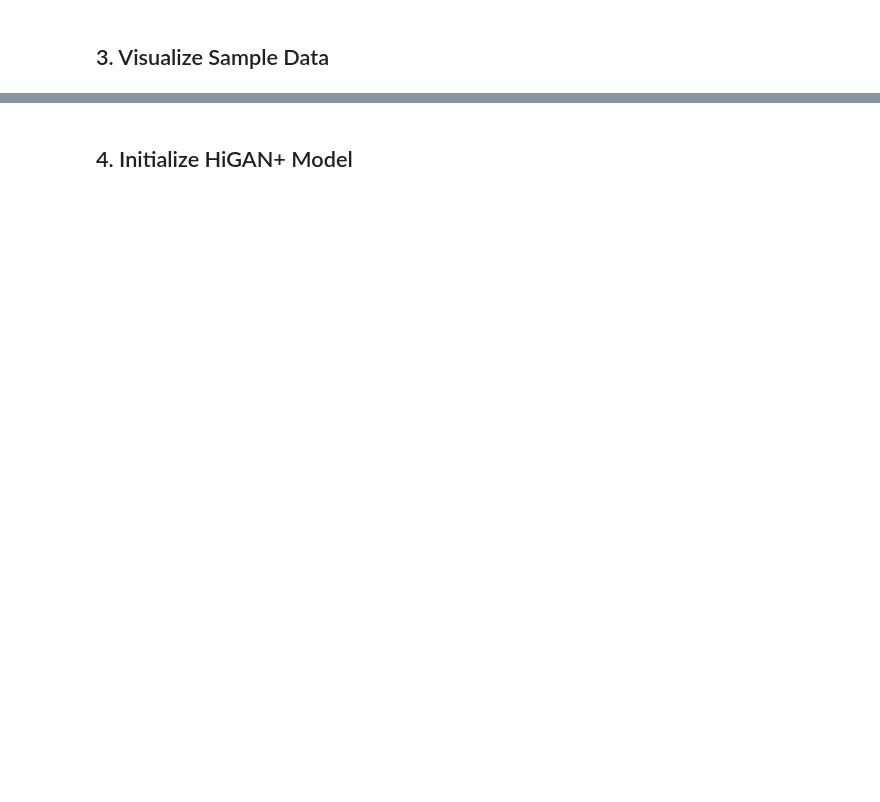
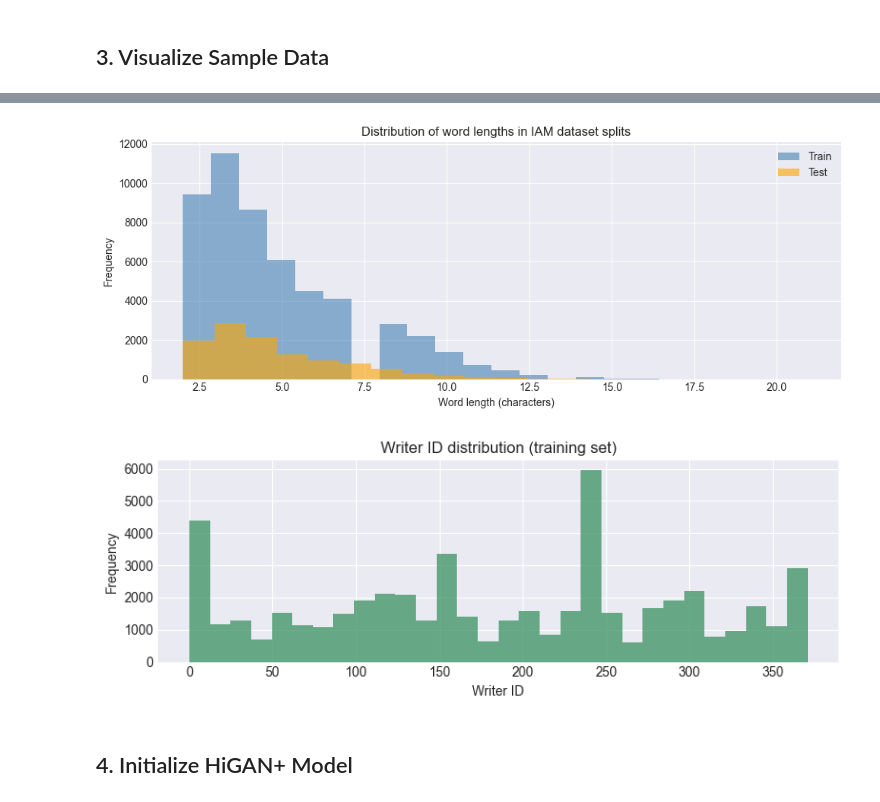
Before and after one commit to akshat3144/handwriting_autocomplete_system, a Jupyter notebook: Higan+ from Scratch/code.ipynb, the cells around one changed output, grey strips where cells are left out. Cells and saved outputs as stored; diff of their text form; code cells hidden in the pictures; blank space fills up the shorter version.

```diff
--- a/Higan+ from Scratch/code.ipynb
+++ b/Higan+ from Scratch/code.ipynb
@@ -199,3 +193,69 @@ Sample texts: ['hostile', 'enjoyed', 'amount', 'tube']
+# %%
+# Dataset statistics overview
+import numpy as np
+
+if 'train_dataset' not in globals() or train_dataset is None:
+    print("Training dataset not available; skipping dataset statistics.")
+else:
+    train_word_lengths = np.asarray(train_dataset.lb_lens)
+    train_writer_ids = np.asarray(train_dataset.wids)
+    test_lengths_raw = np.asarray(test_dataset.lb_lens) if 'test_dataset' in globals() and hasattr(test_dataset, 'lb_lens') else np.array([])
+    test_word_lengths = test_lengths_raw
+
+    def summarize_lengths(lengths, label):
+        lengths = np.asarray(lengths)
+        if lengths.size == 0:
+            return {
+                'label': label,
+                'count': 0,
+                'mean': 0.0,
+                'median': 0.0,
+                'min': 0,
+                'max': 0
+            }
+        return {
+            'label': label,
+            'count': lengths.size,
+            'mean': float(np.mean(lengths)),
+            'median': float(np.median(lengths)),
+            'min': int(np.min(lengths)),
+            'max': int(np.max(lengths))
+        }
+
+    train_summary = summarize_lengths(train_word_lengths, 'Train')
+    test_summary = summarize_lengths(test_word_lengths, 'Test')
+
+    print("Dataset summary (word lengths):")
+    for summary in [train_summary, test_summary]:
+        print(f"  {summary['label']} -> samples: {summary['count']}, min: {summary['min']}, "
+              f"max: {summary['max']}, mean: {summary['mean']:.2f}, median: {summary['median']:.2f}")
+
+    unique_writers = np.unique(train_writer_ids) if train_writer_ids.size else []
+    print(f"Unique writer IDs in training set: {len(unique_writers)}")
+
+    if train_word_lengths.size:
+        plt.figure(figsize=(10, 4))
+        plt.hist(train_word_lengths, bins=20, alpha=0.6, label='Train', color='steelblue')
+        if np.asarray(test_word_lengths).size:
+            plt.hist(test_word_lengths, bins=20, alpha=0.6, label='Test', color='orange')
+        plt.xlabel('Word length (characters)')
+        plt.ylabel('Frequency')
+        plt.title('Distribution of word lengths in IAM dataset splits')
+        plt.legend()
+        plt.tight_layout()
+        plt.show()
+
+    if train_writer_ids.size:
+        plt.figure(figsize=(8, 3))
+        plt.hist(train_writer_ids, bins=30, color='seagreen', alpha=0.7)
+        plt.xlabel('Writer ID')
+        plt.ylabel('Frequency')
+        plt.title('Writer ID distribution (training set)')
+        plt.tight_layout()
+        plt.show()
+# %% [output]
+[figure, added]
+[figure, added]
 # %% [markdown]
 ## 4. Initialize HiGAN+ Model
 # %%
```
Also changed, not shown: parts of 26 cells of this notebook, 16 other files.
